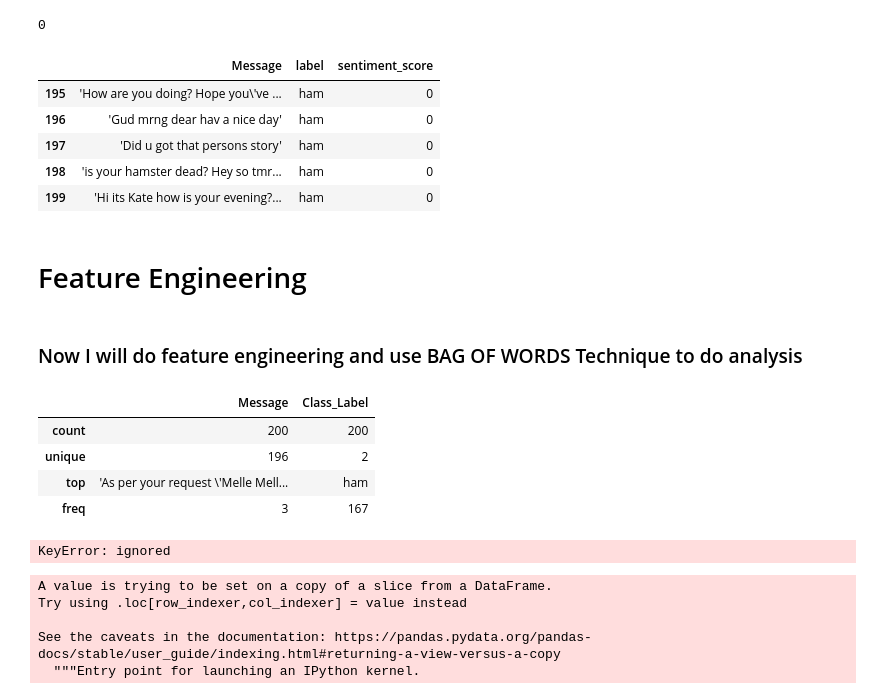
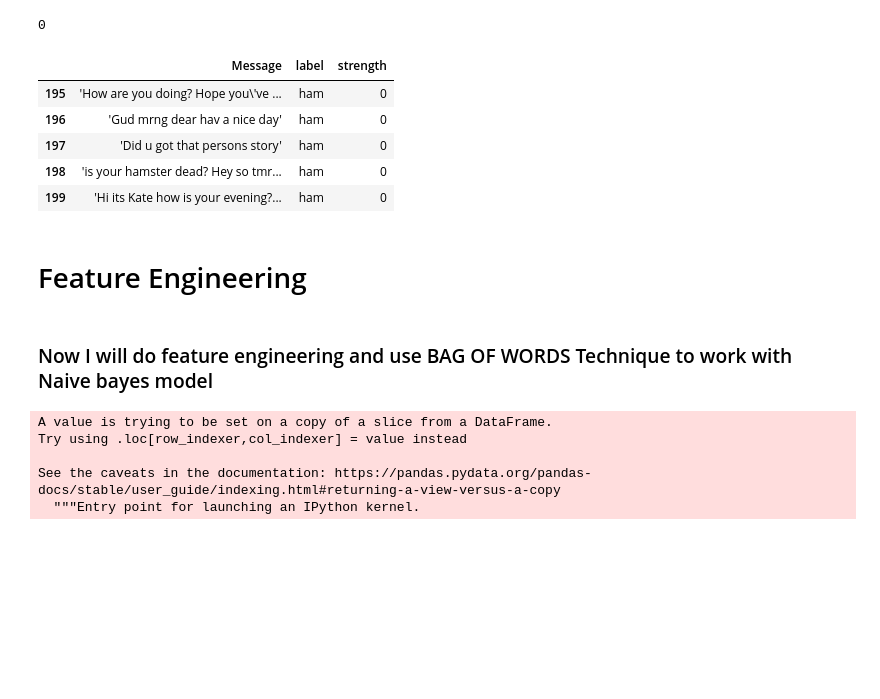
Before and after one commit to Taiba528/My-Python-World, a Jupyter notebook: Ham_SpamCLassification.ipynb, the cells around one changed output. Cells and saved outputs as stored; diff of their text form; code cells hidden in the pictures; blank space fills up the shorter version.

```diff
--- a/Ham_SpamCLassification.ipynb
+++ b/Ham_SpamCLassification.ipynb
@@ -191,21 +191,21 @@ for record in records:
 #For each word in text
 #Get the word score (score is a number if the word is in Lexicon, 0 if not)
 #Add all the scores and find the ploarity
-sentiment_score = []
+strength = []
 for text in word_list:
     score = 0
     for word in text:
         if word in (lexicons):
             score = int(score + lexicons[word])
-    sentiment_score.append(score)
-sentiment_score[5]
+    strength.append(score)
+strength[5]
 # %% [output]
 0
 # %%
-df['sentiment_score'] = sentiment_score
+df['strength'] = strength
 df.tail()
 # %% [output]
-|  | Message | label | sentiment_score |
+|  | Message | label | strength |
 | 195 | 'How are you doing? Hope you\'ve ... | ham | 0 |
 | 196 | 'Gud mrng dear hav a nice day' | ham | 0 |
 | 197 | 'Did u got that persons story' | ham | 0 |
@@ -214,4 +214,4 @@ df.tail()
 # %% [markdown]
 # Feature Engineering
 # %% [markdown]
-### Now I will do feature engineering and use BAG OF WORDS Technique to do analysis
+### Now I will do feature engineering and use BAG OF WORDS Technique to work with Naive bayes model
@@ -220,15 +218,3 @@ df.groupby('label').count()
-# %%
-df.describe()
-# %% [output]
-|  | Message | Class_Label |
-| count | 200 | 200 |
-| unique | 196 | 2 |
-| top | 'As per your request \'Melle Mell... | ham |
-| freq | 3 | 167 |
-# %%
-df.groupby('label').describe()
-# %% [output]
-KeyError: ignored
 # %%
 df_ham['length']=df['Message'].apply(len)
 df_ham.head()
```
Also changed, not shown: parts of 44 cells of this notebook.
